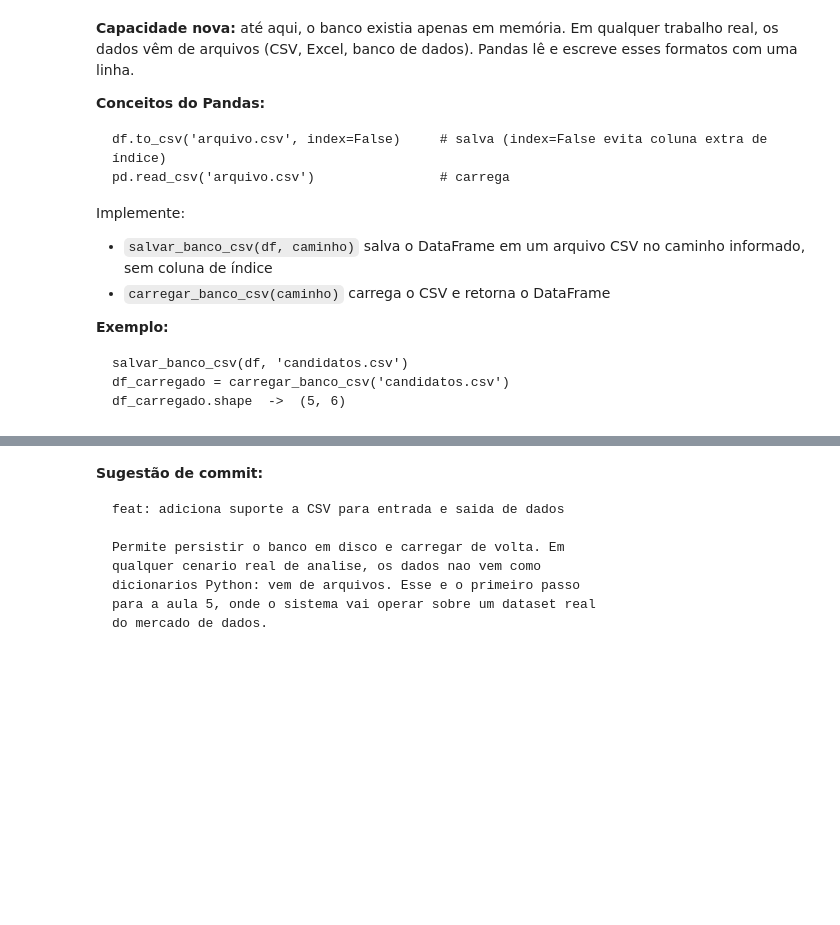
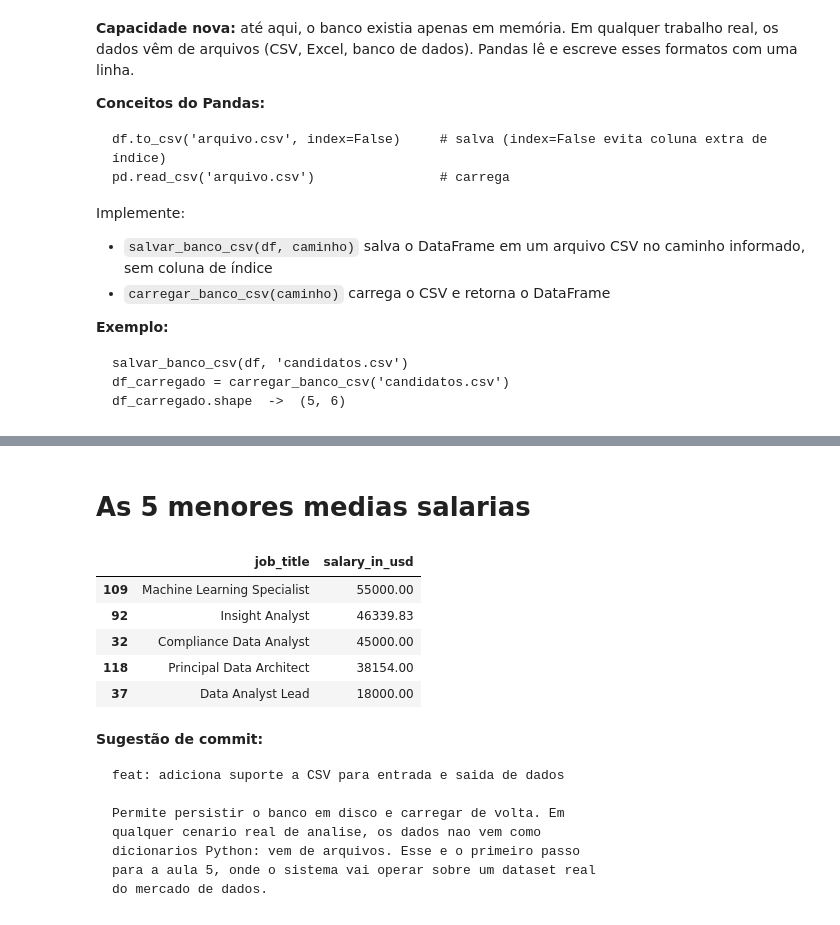
Before and after one commit to pedrojrcruz30-code/ada---projeto---modulo-2, a Jupyter notebook: projeto_pedro.ipynb, the cells around one changed output, grey strips where cells are left out. Drawn from its saved outputs; the diff is of its cells as text; code cells hidden in the pictures; blank space fills up the shorter version.

```diff
--- a/projeto_pedro.ipynb
+++ b/projeto_pedro.ipynb
@@ -567,3 +644,14 @@ True
+# %% [markdown]
+# As 5 menores medias salarias
+# %%
+df_media_cargo.tail()
+# %% [output]
+|  | job_title | salary_in_usd |
+| 109 | Machine Learning Specialist | 55000.00 |
+| 92 | Insight Analyst | 46339.83 |
+| 32 | Compliance Data Analyst | 45000.00 |
+| 118 | Principal Data Architect | 38154.00 |
+| 37 | Data Analyst Lead | 18000.00 |
 # %% [markdown]
 **Sugestão de commit:**
 
```
Also changed, not shown: parts of 7 cells of this notebook.
